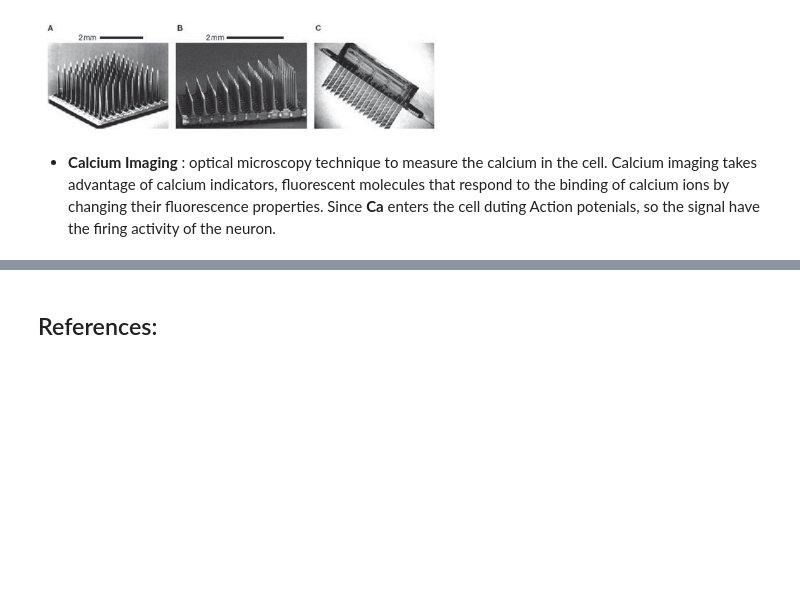
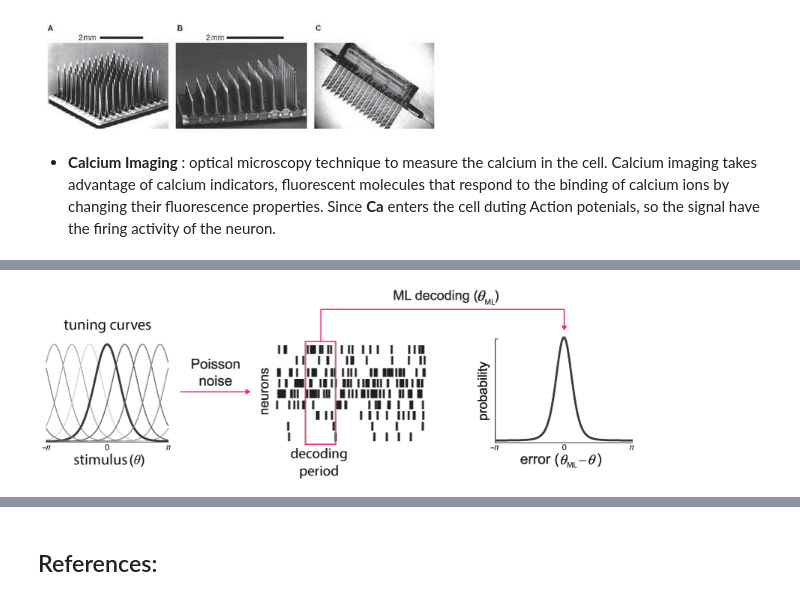
Before and after one commit to mhmdrdwn/com-neuro, a Jupyter notebook: week2.ipynb, the cells around one changed output, grey strips where cells are left out. Cells and saved outputs as stored; diff of their text form; code cells hidden in the pictures; blank space fills up the shorter version.

```diff
--- a/week2.ipynb
+++ b/week2.ipynb
@@ -28,0 +76,4 @@ Image(filename= "multi_electrode.png", width=400)
+# %%
+Image(filename= "tune_curve.gif", width=600)
+# %% [output]
+[figure, added]
```
Also changed, not shown: parts of 10 cells of this notebook.
